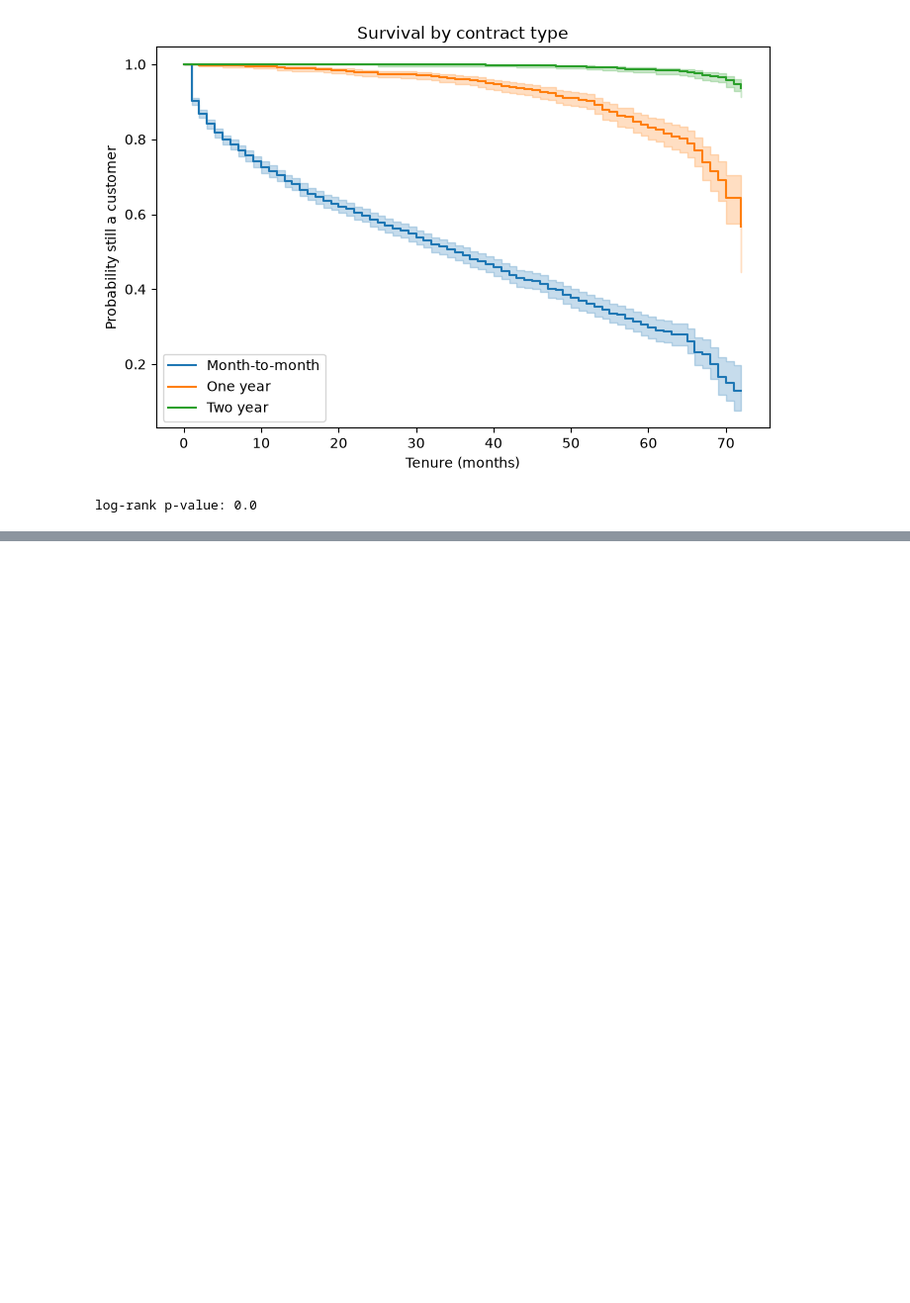
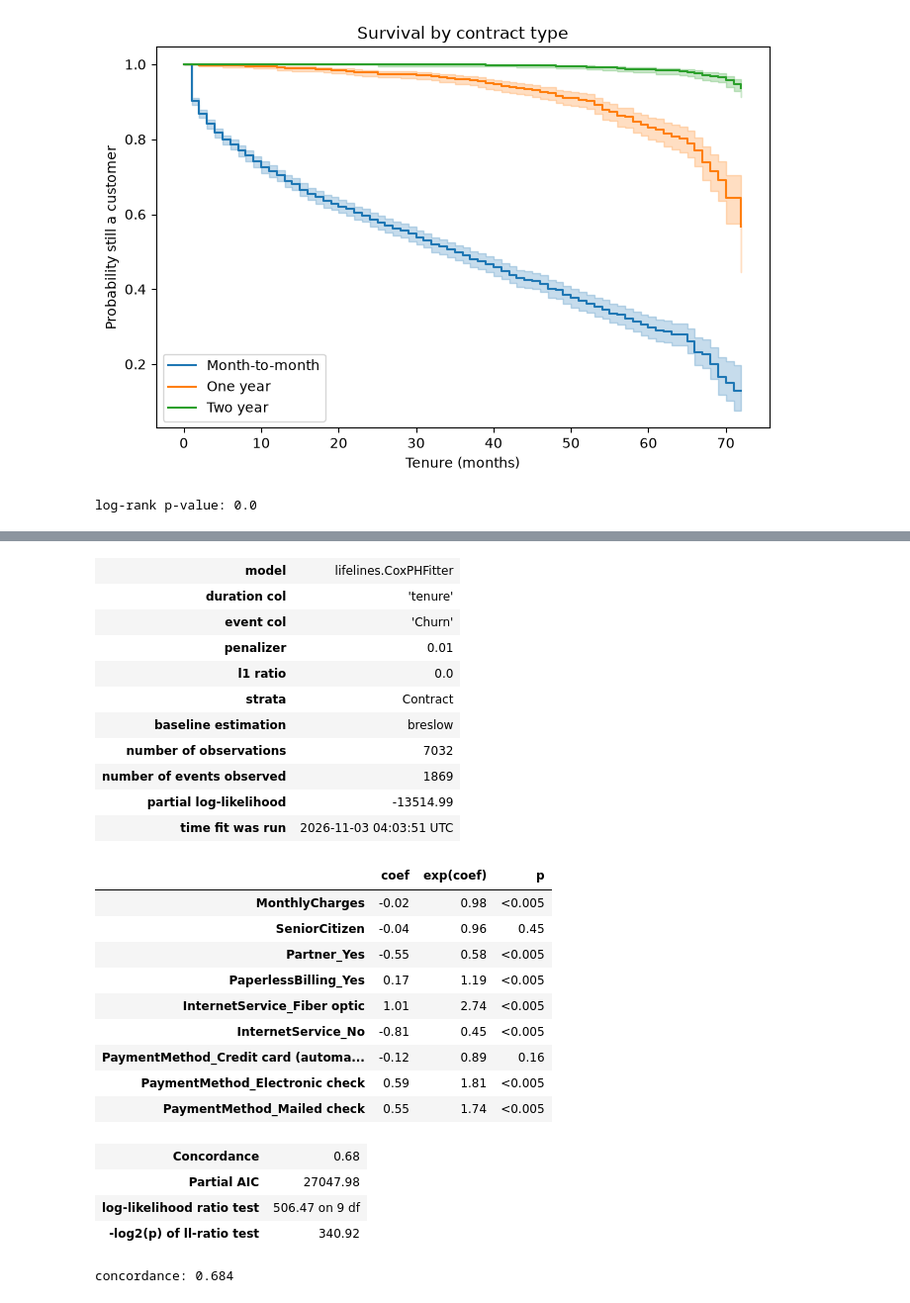
Before and after one commit to gauriverse/ChurnLens, a Jupyter notebook: notebooks/04_survival_analysis.ipynb, the cells around one changed output, grey strips where cells are left out. Shown at 99% size. Saved outputs shown, nothing was run; the diff lists cells and outputs as text; code cells hidden in the pictures; blank space fills up the shorter version.

```diff
--- a/notebooks/04_survival_analysis.ipynb
+++ b/notebooks/04_survival_analysis.ipynb
@@ -54,0 +133,38 @@ log-rank p-value: 0.0
+# %%
+strat_df = pd.get_dummies(
+    surv[cols],
+    columns=["Partner", "PaperlessBilling", "InternetService", "PaymentMethod"],
+    drop_first=True,
+    dtype=float,
+)
+cph_strat = CoxPHFitter(penalizer=0.01)
+cph_strat.fit(strat_df, duration_col="tenure", event_col="Churn", strata=["Contract"])
+cph_strat.print_summary(columns=["coef", "exp(coef)", "p"])
+print("concordance:", round(cph_strat.concordance_index_, 3))
+# %% [output]
+| model | lifelines.CoxPHFitter |
+| duration col | 'tenure' |
+| event col | 'Churn' |
+| penalizer | 0.01 |
+| l1 ratio | 0.0 |
+| strata | Contract |
+| baseline estimation | breslow |
+| number of observations | 7032 |
+| number of events observed | 1869 |
+| partial log-likelihood | -13514.99 |
+| time fit was run | 2026-11-03 04:03:51 UTC |
+|  | coef | exp(coef) | p |
+| MonthlyCharges | -0.02 | 0.98 | <0.005 |
+| SeniorCitizen | -0.04 | 0.96 | 0.45 |
+| Partner_Yes | -0.55 | 0.58 | <0.005 |
+| PaperlessBilling_Yes | 0.17 | 1.19 | <0.005 |
+| InternetService_Fiber optic | 1.01 | 2.74 | <0.005 |
+| InternetService_No | -0.81 | 0.45 | <0.005 |
+| PaymentMethod_Credit card (automa... | -0.12 | 0.89 | 0.16 |
+| PaymentMethod_Electronic check | 0.59 | 1.81 | <0.005 |
+| PaymentMethod_Mailed check | 0.55 | 1.74 | <0.005 |
+| Concordance | 0.68 |
+| Partial AIC | 27047.98 |
+| log-likelihood ratio test | 506.47 on 9 df |
+| -log2(p) of ll-ratio test | 340.92 |
+concordance: 0.684
```
Also changed, not shown: parts of 3 cells of this notebook.
